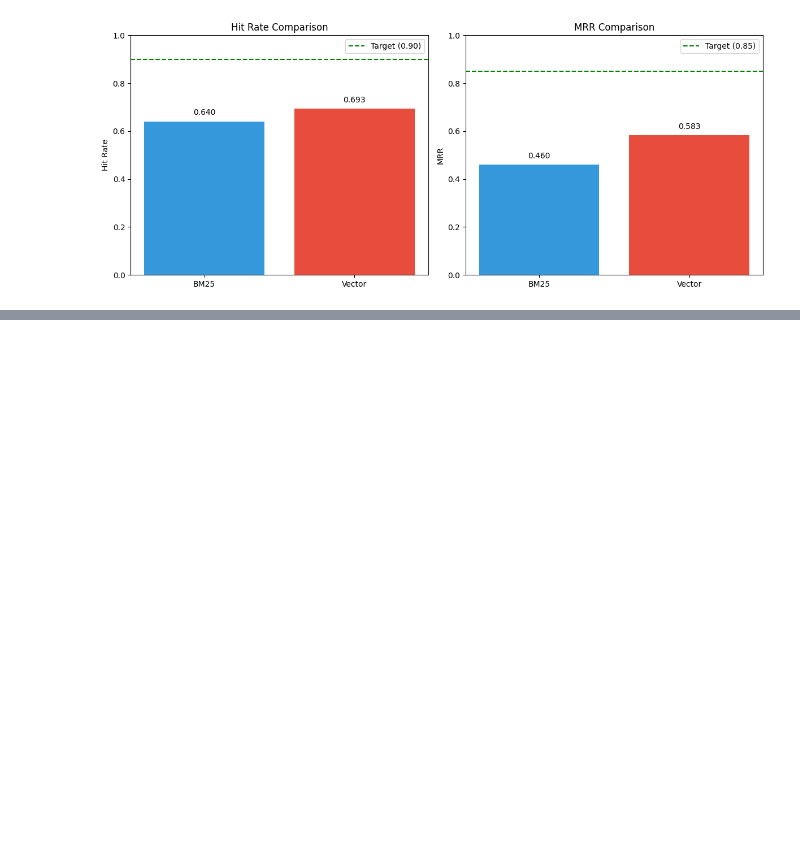
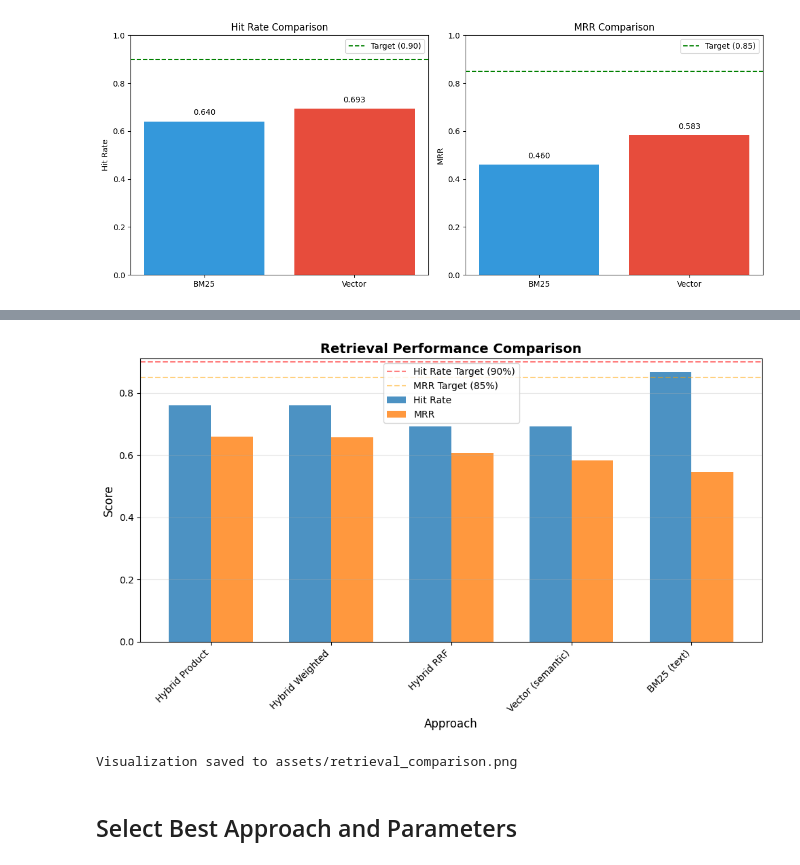
Before and after one commit to Ramsi-K/yoga-assistant-knowledge-rag, a Jupyter notebook: notebooks/retrieval-experiments.ipynb, the cells around one changed output, grey strips where cells are left out. Drawn from its saved outputs; the diff is of its cells as text; code cells hidden in the pictures; blank space fills up the shorter version.

```diff
--- a/notebooks/retrieval-experiments.ipynb
+++ b/notebooks/retrieval-experiments.ipynb
@@ -1629,0 +1867,5 @@ MRR:
+# %%
+# Display RRF k results
+rrf_k_df = pd.DataFrame(rrf_k_results)
+print("=== RRF K-Value Results ===")
+rrf_k_df
@@ -1629,0 +2156,50 @@ MRR:
+# %%
+# Visualize comparison
+fig, ax = plt.subplots(figsize=(10, 6))
+
+x = range(len(comparison_df))
+width = 0.35
+
+bars1 = ax.bar(
+    [i - width / 2 for i in x],
+    comparison_df["Hit Rate"],
+    width,
+    label="Hit Rate",
+    alpha=0.8,
+)
+bars2 = ax.bar(
+    [i + width / 2 for i in x],
+    comparison_df["MRR"],
+    width,
+    label="MRR",
+    alpha=0.8,
+)
+
+# Add target lines
+ax.axhline(
+    y=0.90, color="r", linestyle="--", alpha=0.5, label="Hit Rate Target (90%)"
+)
+ax.axhline(
+    y=0.85, color="orange", linestyle="--", alpha=0.5, label="MRR Target (85%)"
+)
+
+ax.set_xlabel("Approach", fontsize=12)
+ax.set_ylabel("Score", fontsize=12)
+ax.set_title(
+    "Retrieval Performance Comparison", fontsize=14, fontweight="bold"
+)
+ax.set_xticks(x)
+ax.set_xticklabels(comparison_df["Approach"], rotation=45, ha="right")
+ax.legend()
+ax.grid(True, alpha=0.3, axis="y")
+
+plt.tight_layout()
+plt.savefig("../assets/retrieval_comparison.png", dpi=150, bbox_inches="tight")
+plt.show()
+
+print("\nVisualization saved to assets/retrieval_comparison.png")
+# %% [output]
+[figure, added]
+Visualization saved to assets/retrieval_comparison.png
+# %% [markdown]
+## Select Best Approach and Parameters
```
Also changed, not shown: parts of 27 cells of this notebook, 2 other files.
